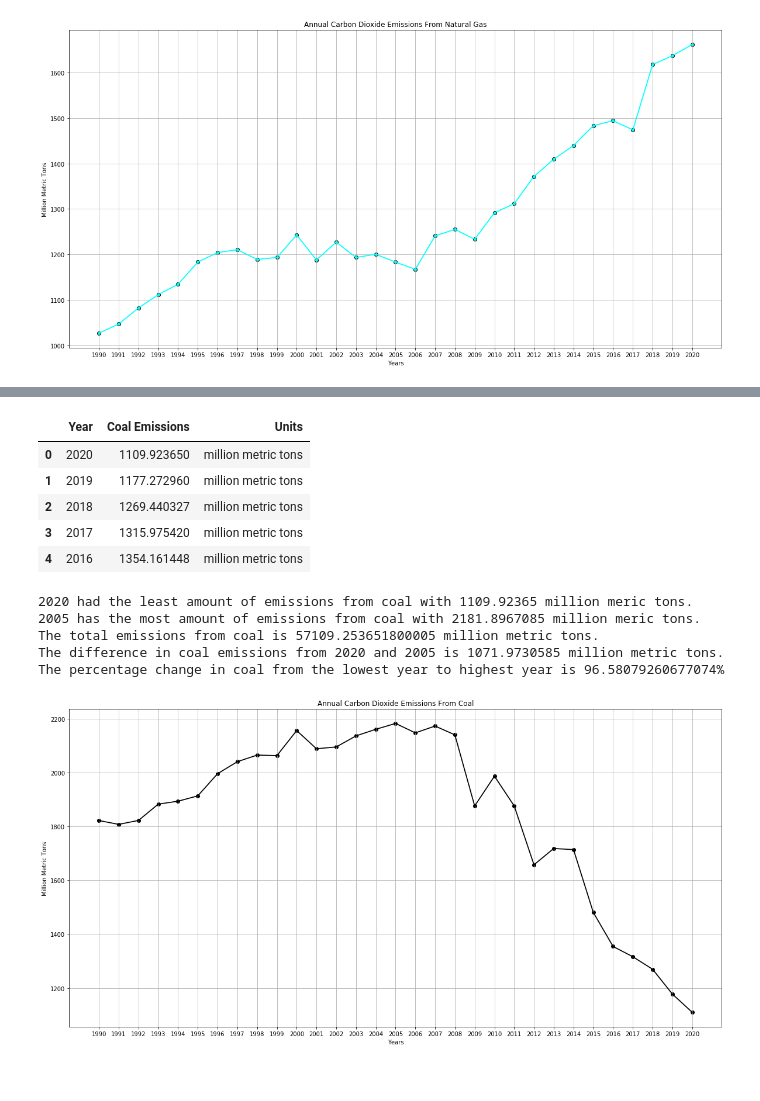
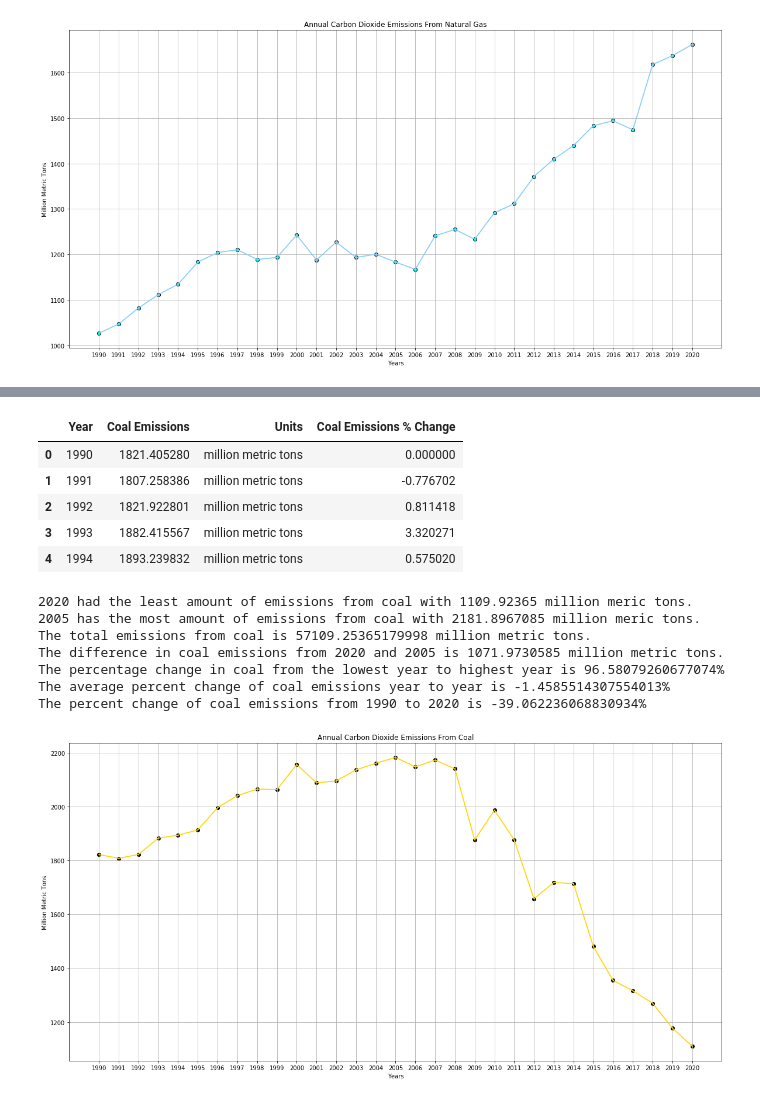
Before and after one commit to us-energy-analysis/Energy-analysis, a Jupyter notebook: emissions_analysis.ipynb, the cells around one changed output, grey strips where cells are left out. Saved outputs shown, nothing was run; the diff lists cells and outputs as text; code cells hidden in the pictures.

Commit message:
added overall percent change

```diff
--- a/emissions_analysis.ipynb
+++ b/emissions_analysis.ipynb
@@ -143,8 +156,21 @@ for x in ng_emissions['series'][0]['data']:
     ng_year.append(x[0])
     ng_value.append(x[1])
 
+ng_year = ng_year[::-1]
+ng_value = ng_value[::-1]
+
+# Loop through to calculate the annual percent change
+i = 0
+percent_change_natural_gas_emissions = []
+for z in ng_value:
+    if(i == 0):
+        percent_change_natural_gas_emissions.append(0)
+    else:
+        percent_change_natural_gas_emissions.append( (z - ng_value[i-1])/ ng_value[i-1] * 100)
+    i += 1
+
 # make a dataframe
-ng_emissions_df = pd.DataFrame({"Year": ng_year, "Natural Gas Emissions": ng_value, "Units": units})
+ng_emissions_df = pd.DataFrame({"Year": ng_year, "Natural Gas Emissions": ng_value, "Units": units, "Natural Gas Emissions % Change": percent_change_natural_gas_emissions})
 
 ng_emissions_df.head()
 # %% [output]
@@ -186,12 +224,11 @@ The percentage change in natural gas from the lowest year to highest year is 61.
 plt.figure(figsize=(20,10))
 # Create a visual for the data
 plt.scatter(year, ng_emissions_df["Natural Gas Emissions"], color="cyan", edgecolors="black")
-plt.plot(year, ng_emissions_df["Natural Gas Emissions"], color="cyan", linewidth=1.75)
+plt.plot(year, ng_emissions_df["Natural Gas Emissions"], color="lightskyblue", linewidth=1.75)
 plt.title("Annual Carbon Dioxide Emissions From Natural Gas")
 plt.ylabel("Million Metric Tons")
 plt.xlabel("Years")
 plt.grid(True)
-plt.gca().invert_xaxis()
 
 # Save Figure
 plt.savefig("output/natural_gas_emissions.png")
@@ -199,7 +236,7 @@ plt.savefig("output/natural_gas_emissions.png")
 # display the figure
 plt.show()
 # %% [output]
-[figure, old version]
+[figure, new version]
 # %%
 # url for annual carbon dioxide emissions from coal
 c_url = "http://api.eia.gov/series/?api_key=" + api_key + "&series_id=STEO.CXTCCO2.A"
@@ -233,19 +270,31 @@ for x in c_emissions['series'][0]['data']:
     c_year.append(x[0])
     c_value.append(x[1])
 
+c_year = c_year[::-1]
+c_value = c_value[::-1]
+
+# Loop through to calculate the annual percent change
+i = 0
+percent_change_coal_emissions = []
+for z in c_value:
+    if(i == 0):
+        percent_change_coal_emissions.append(0)
+    else:
+        percent_change_coal_emissions.append( (z - c_value[i-1])/ c_value[i-1] * 100)
+    i += 1
 
 
 # make a dataframe
-c_emissions_df = pd.DataFrame({"Year": c_year, "Coal Emissions": c_value, "Units": units})
+c_emissions_df = pd.DataFrame({"Year": c_year, "Coal Emissions": c_value, "Units": units, "Coal Emissions % Change": percent_change_coal_emissions})
 
 c_emissions_df.head()
 # %% [output]
-|  | Year | Coal Emissions | Units |
-| 0 | 2020 | 1109.923650 | million metric tons |
-| 1 | 2019 | 1177.272960 | million metric tons |
-| 2 | 2018 | 1269.440327 | million metric tons |
-| 3 | 2017 | 1315.975420 | million metric tons |
-| 4 | 2016 | 1354.161448 | million metric tons |
+|  | Year | Coal Emissions | Units | Coal Emissions % Change |
+| 0 | 1990 | 1821.405280 | million metric tons | 0.000000 |
+| 1 | 1991 | 1807.258386 | million metric tons | -0.776702 |
+| 2 | 1992 | 1821.922801 | million metric tons | 0.811418 |
+| 3 | 1993 | 1882.415567 | million metric tons | 3.320271 |
+| 4 | 1994 | 1893.239832 | million metric tons | 0.575020 |
 # %%
 # Find minimum and maximum coal emissions
 c_min_emissions_value = c_emissions_df["Coal Emissions"].min()
@@ -262,36 +311,47 @@ c_emissions_change = (c_max_emissions_value - c_min_emissions_value)
 #find the percentage change from lowest year to highest year
 c_emissions_percent_change = (c_emissions_change / c_min_emissions_value) *100
 
+# find the average percent change over time
+c_average_percent_change = c_emissions_df["Coal Emissions % Change"].mean()
+
+# find the total percent change
+total_c_emissions_percent_change = (c_emissions_df['Coal Emissions'].iloc[-1] - c_emissions_df['Coal Emissions'].iloc[0]) / c_emissions_df['Coal Emissions'].iloc[0]
+
+total_c_emissions_percent_change = total_c_emissions_percent_change * 100
+
 print(f"{c_min_emissions_year} had the least amount of emissions from coal with {c_min_emissions_value} million meric tons.")
 print(f"{int(c_max_emissions_year)} has the most amount of emissions from coal with {c_max_emissions_value} million meric tons.")
 print(f"The total emissions from coal is {c_total_emissions} million metric tons.")
 print(f"The difference in coal emissions from 2020 and 2005 is {c_emissions_change} million metric tons.")
 print(f"The percentage change in coal from the lowest year to highest year is {c_emissions_percent_change}%")
+print(f"The average percent change of coal emissions year to year is {c_average_percent_change}%")
+print(f"The percent change of coal emissions from 1990 to 2020 is {total_c_emissions_percent_change}%")
 # %% [output]
 2020 had the least amount of emissions from coal with 1109.92365 million meric tons.
 2005 has the most amount of emissions from coal with 2181.8967085 million meric tons.
-The total emissions from coal is 57109.253651800005 million metric tons.
+The total emissions from coal is 57109.25365179998 million metric tons.
 The difference in coal emissions from 2020 and 2005 is 1071.9730585 million metric tons.
 The percentage change in coal from the lowest year to highest year is 96.58079260677074%
+The average percent change of coal emissions year to year is -1.4585514307554013%
+The percent change of coal emissions from 1990 to 2020 is -39.062236068830934%
 # %%
 # Set the size of the figure to fit 30 years of data
 plt.figure(figsize=(20,10))
 # Create a visual for the data
 plt.scatter(year, c_emissions_df["Coal Emissions"], color="black", edgecolors="black")
-plt.plot(year, c_emissions_df["Coal Emissions"], color="black", linewidth=1.75)
+plt.plot(year, c_emissions_df["Coal Emissions"], color="gold", linewidth=1.75)
 plt.title("Annual Carbon Dioxide Emissions From Coal")
 plt.ylabel("Million Metric Tons")
 plt.xlabel("Years")
 plt.grid(True)
-plt.gca().invert_xaxis()
 
 # Save Figure
 plt.savefig("output/coal_emissions.png")
 
 # display the figure
 plt.show()
 # %% [output]
-[figure, old version]
+[figure, new version]
 # %%
 # url for annual total energy carbon dioxide emissions
 cd_url = "http://api.eia.gov/series/?api_key=" + api_key + "&series_id=STEO.TETCCO2.A"
```
Also changed, not shown: parts of 24 cells of this notebook.
